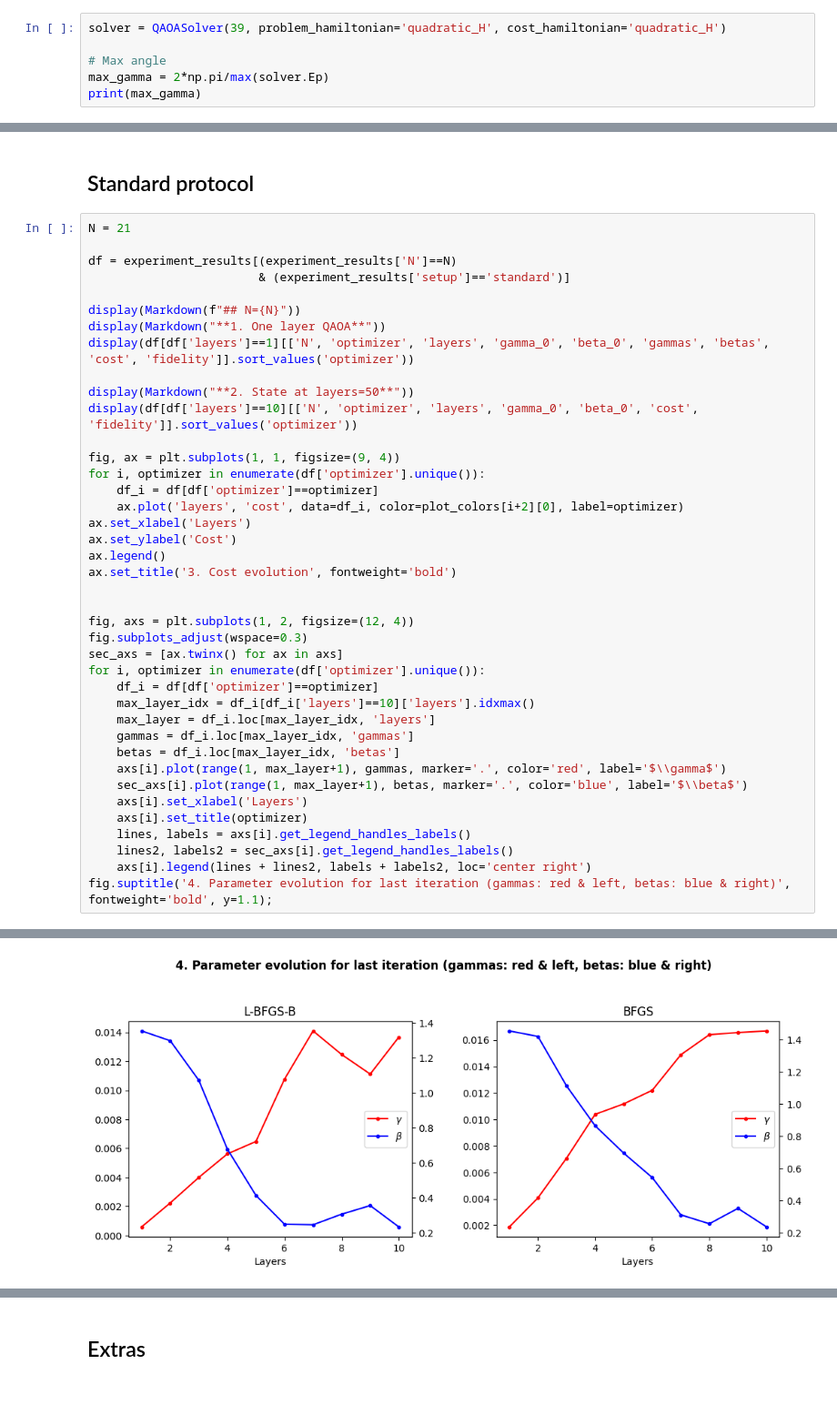
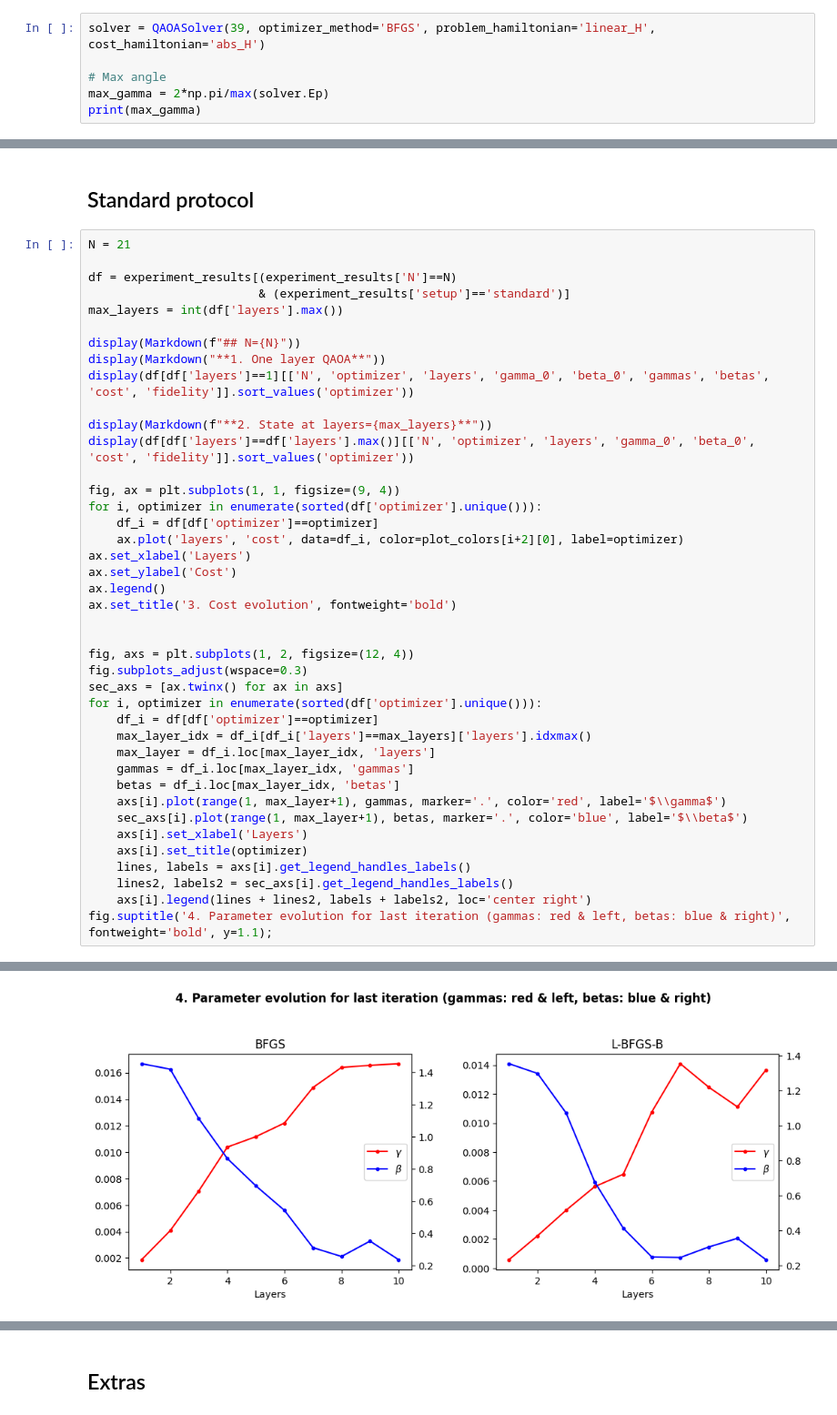
Before and after one commit to fpllcr/master-thesis, a Jupyter notebook: qaoa_factorization/notebooks/analysis.ipynb, the cells around one changed output, grey strips where cells are left out. Shown at 91% size. Cells and saved outputs as stored; diff of their text form.

```diff
--- a/qaoa_factorization/notebooks/analysis.ipynb
+++ b/qaoa_factorization/notebooks/analysis.ipynb
@@ -167,7 +167,7 @@ Interestingly, BFGS found better solutions than L-BFGS-B for some layers and con
 # %% [markdown]
 ## Preliminar analysis
 # %%
-solver = QAOASolver(39, problem_hamiltonian='quadratic_H', cost_hamiltonian='quadratic_H')
+solver = QAOASolver(39, optimizer_method='BFGS', problem_hamiltonian='linear_H', cost_hamiltonian='abs_H')
 
 # Max angle
 max_gamma = 2*np.pi/max(solver.Ep)
@@ -209,16 +209,17 @@ N = 21
 
 df = experiment_results[(experiment_results['N']==N)
                         & (experiment_results['setup']=='standard')]
+max_layers = int(df['layers'].max())
 
 display(Markdown(f"## N={N}"))
 display(Markdown("**1. One layer QAOA**"))
 display(df[df['layers']==1][['N', 'optimizer', 'layers', 'gamma_0', 'beta_0', 'gammas', 'betas', 'cost', 'fidelity']].sort_values('optimizer'))
 
-display(Markdown("**2. State at layers=50**"))
-display(df[df['layers']==10][['N', 'optimizer', 'layers', 'gamma_0', 'beta_0', 'cost', 'fidelity']].sort_values('optimizer'))
+display(Markdown(f"**2. State at layers={max_layers}**"))
+display(df[df['layers']==df['layers'].max()][['N', 'optimizer', 'layers', 'gamma_0', 'beta_0', 'cost', 'fidelity']].sort_values('optimizer'))
 
 fig, ax = plt.subplots(1, 1, figsize=(9, 4))
-for i, optimizer in enumerate(df['optimizer'].unique()):
+for i, optimizer in enumerate(sorted(df['optimizer'].unique())):
     df_i = df[df['optimizer']==optimizer]
     ax.plot('layers', 'cost', data=df_i, color=plot_colors[i+2][0], label=optimizer)
 ax.set_xlabel('Layers')
@@ -230,9 +231,9 @@ ax.set_title('3. Cost evolution', fontweight='bold')
 fig, axs = plt.subplots(1, 2, figsize=(12, 4))
 fig.subplots_adjust(wspace=0.3)
 sec_axs = [ax.twinx() for ax in axs]
-for i, optimizer in enumerate(df['optimizer'].unique()):
+for i, optimizer in enumerate(sorted(df['optimizer'].unique())):
     df_i = df[df['optimizer']==optimizer]
-    max_layer_idx = df_i[df_i['layers']==10]['layers'].idxmax()
+    max_layer_idx = df_i[df_i['layers']==max_layers]['layers'].idxmax()
     max_layer = df_i.loc[max_layer_idx, 'layers']
     gammas = df_i.loc[max_layer_idx, 'gammas']
     betas = df_i.loc[max_layer_idx, 'betas']
@@ -258,4 +259,4 @@ fig.suptitle('4. Parameter evolution for last iteration (gammas: red & left, bet
-[figure, old version]
+[figure, new version]
 # %%
 N = 39
 
```
Also changed, not shown: parts of 16 cells of this notebook, 1 other file.
